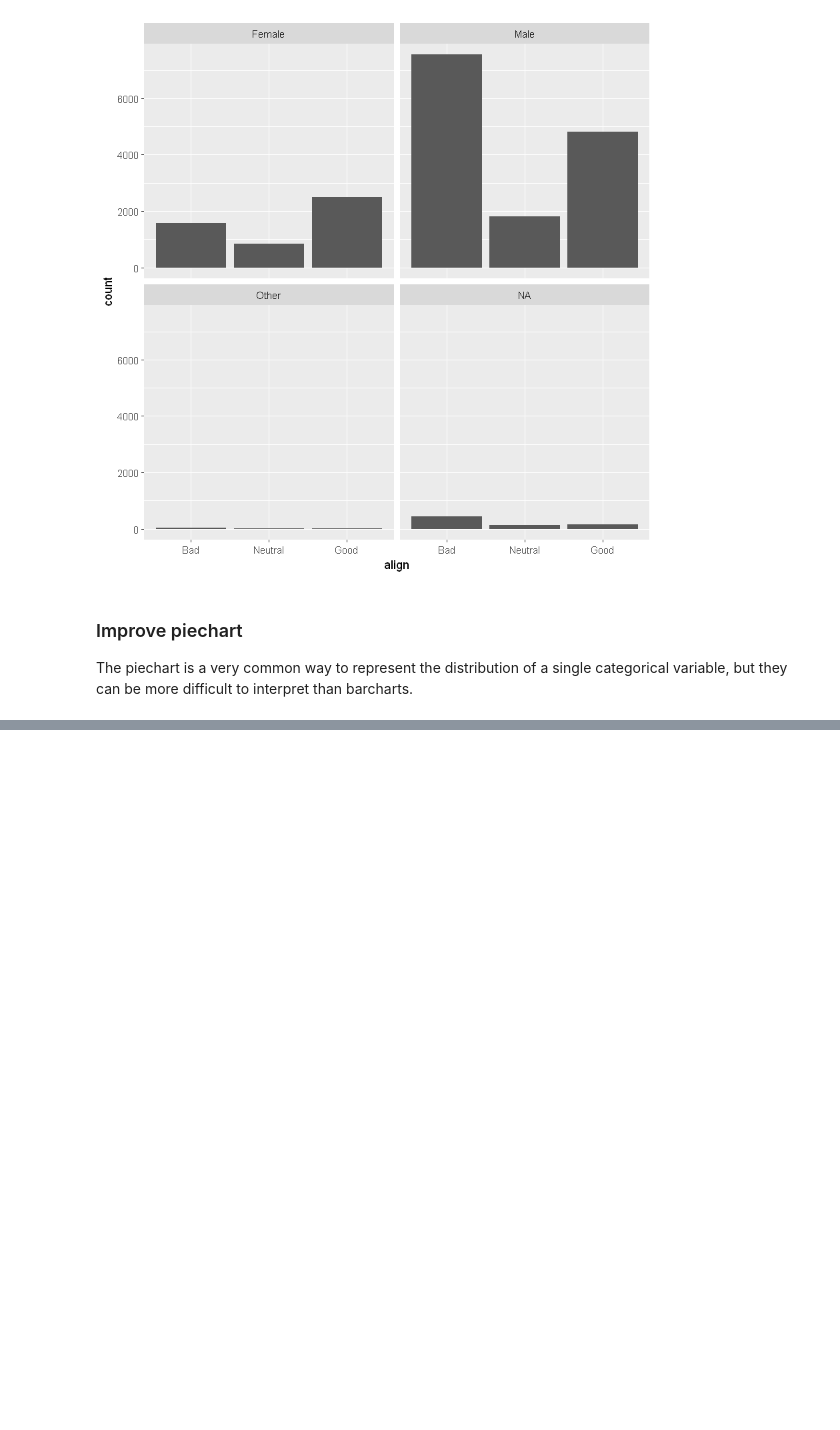
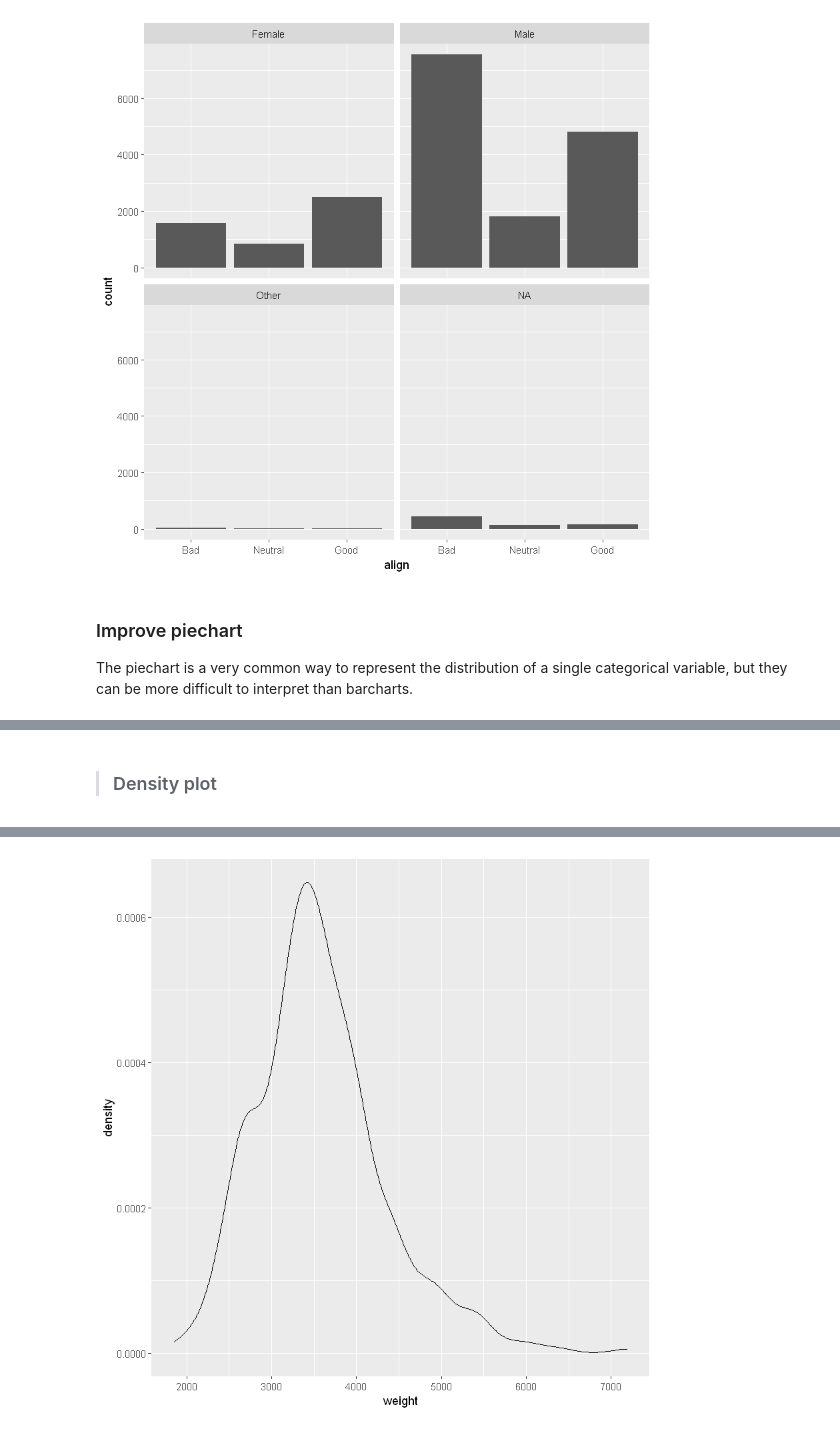
Before and after one commit to VictorOmondi1997/Exploratory-Data-Analysis-in-R, a Jupyter notebook: Exploratory Data Analysis in R.ipynb, the cells around one changed output, grey strips where cells are left out. Saved outputs shown, nothing was run; the diff lists cells and outputs as text; code cells hidden in the pictures; blank space fills up the shorter version.

```diff
--- a/Exploratory Data Analysis in R.ipynb
+++ b/Exploratory Data Analysis in R.ipynb
@@ -369,0 +453,7 @@ We will explore how to graphically summarize numerical data.
+# %% [markdown]
+> ### Density plot
+# %%
+cars %>%
+    ggplot(aes(x=weight)) +
+    geom_density()
+# %% [output]
@@ -369,0 +462 @@ We will explore how to graphically summarize numerical data.
+[figure, added]
```
Also changed, not shown: parts of 129 cells of this notebook, 3 other files.
